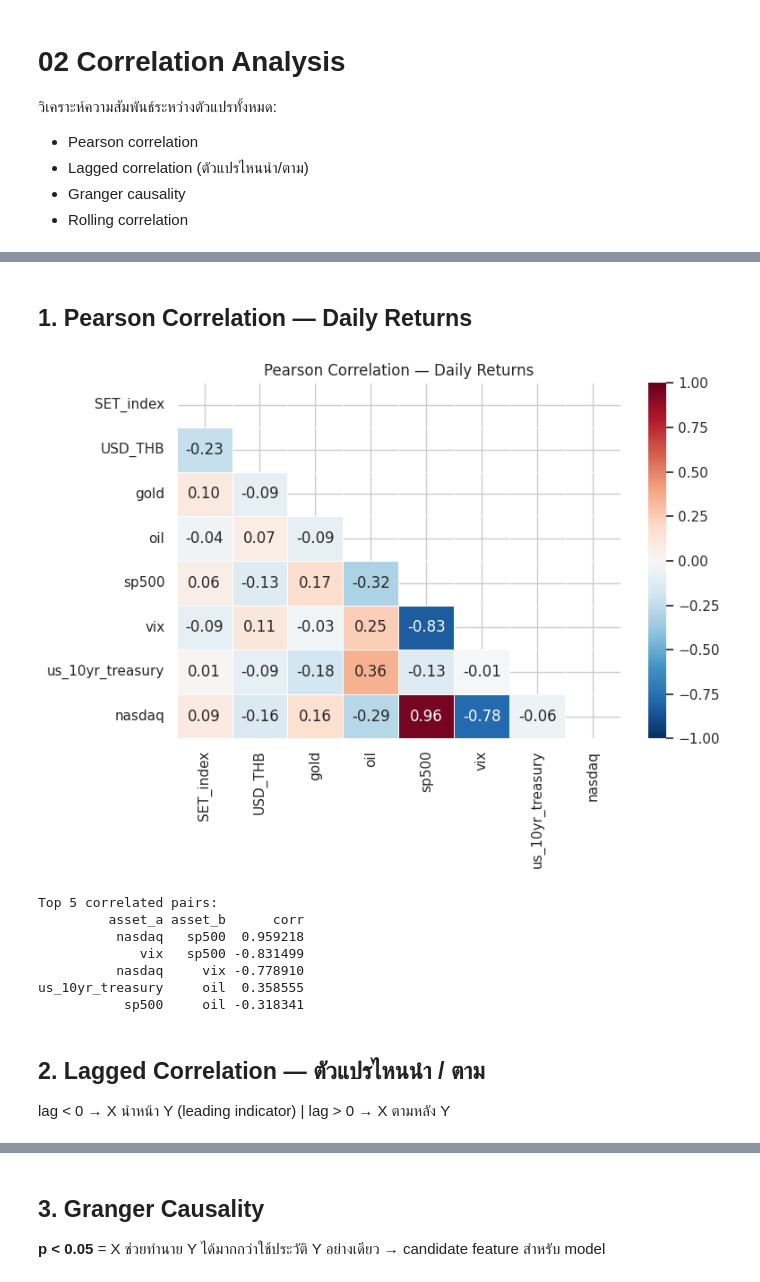
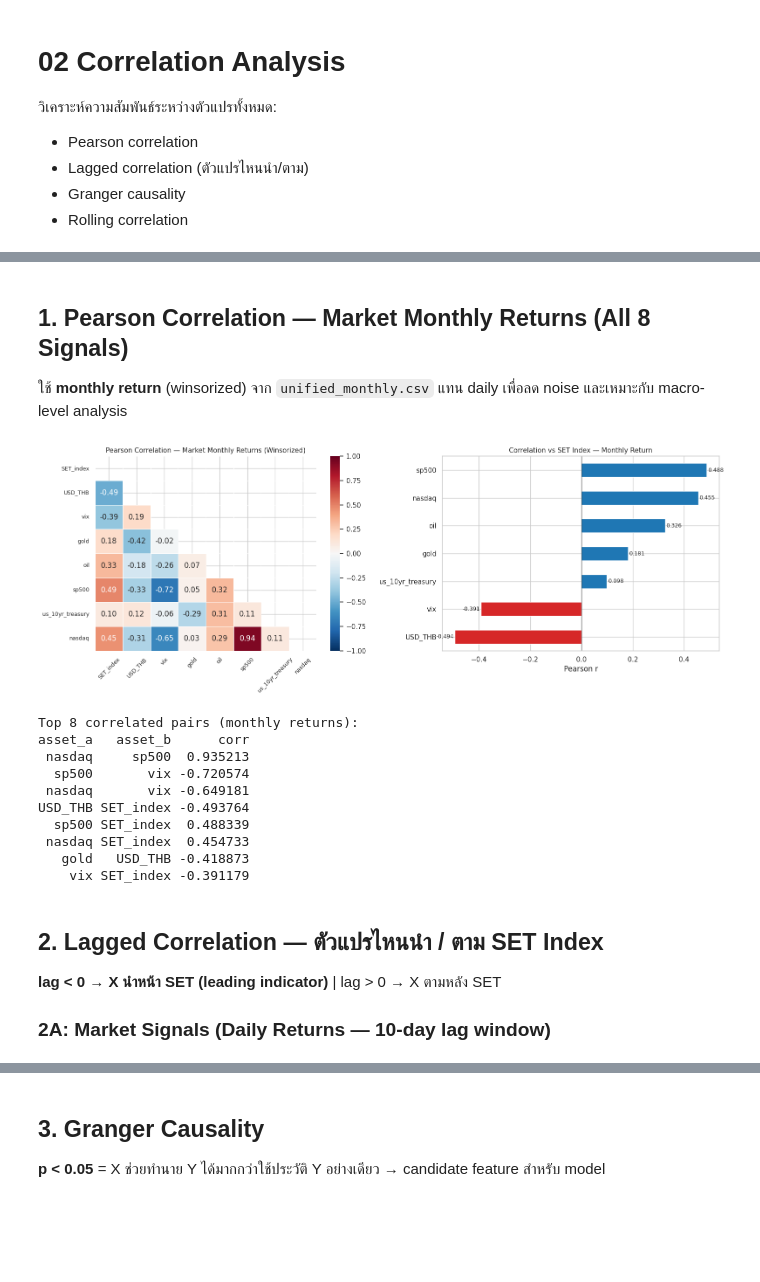
Before and after one commit to ppts2545/Reddit-Twitter-Sentiment-Market-Trend-Thailand, a Jupyter notebook: notebooks/data_overview/04_correlation_analysis.ipynb, the cells around one changed output, grey strips where cells are left out. Cells and saved outputs as stored; diff of their text form; code cells hidden in the pictures; blank space fills up the shorter version.

Commit message:
finish check correlation between data but not storng enogh and we need to check with stronger logic and mutiple regression

```diff
--- a/notebooks/data_overview/04_correlation_analysis.ipynb
+++ b/notebooks/data_overview/04_correlation_analysis.ipynb
@@ -178,37 +232,69 @@ print(fred_monthly.dropna(how='all').tail(3))
 # %% [markdown]
-## 1. Pearson Correlation — Daily Returns
+## 1. Pearson Correlation — Market Monthly Returns (All 8 Signals)
+
+ใช้ **monthly return** (winsorized) จาก `unified_monthly.csv` แทน daily เพื่อลด noise และเหมาะกับ macro-level analysis
 # %%
-corr = returns.corr()
-mask = np.triu(np.ones_like(corr, dtype=bool))
+corr_mkt = market_ret.corr()
+mask = np.triu(np.ones_like(corr_mkt, dtype=bool))
 
-plt.figure(figsize=(8, 6))
-sns.heatmap(corr, mask=mask, annot=True, fmt='.2f', cmap='RdBu_r',
-            center=0, linewidths=0.5, vmin=-1, vmax=1)
-plt.title('Pearson Correlation — Daily Returns')
+# Clean column labels (remove _ret_m suffix)
+labels = [c.replace('_ret_m', '') for c in corr_mkt.columns]
+
+fig, axes = plt.subplots(1, 2, figsize=(16, 6))
+
+# Left: heatmap
+sns.heatmap(corr_mkt, mask=mask, annot=True, fmt='.2f', cmap='RdBu_r',
+            center=0, linewidths=0.5, vmin=-1, vmax=1, ax=axes[0],
+            xticklabels=labels, yticklabels=labels)
+axes[0].set_title('Pearson Correlation — Market Monthly Returns (Winsorized)', fontsize=11)
+axes[0].tick_params(axis='x', rotation=45, labelsize=9)
+axes[0].tick_params(axis='y', rotation=0,  labelsize=9)
+
+# Right: correlation vs SET_index (bar chart)
+set_corr = corr_mkt['SET_index_ret_m'].drop('SET_index_ret_m').sort_values()
+colors = ['tab:red' if v < 0 else 'tab:blue' for v in set_corr]
+set_corr.index = [i.replace('_ret_m','') for i in set_corr.index]
+set_corr.plot(kind='barh', ax=axes[1], color=colors)
+axes[1].axvline(0, color='black', linewidth=0.8)
+axes[1].set_title('Correlation vs SET Index — Monthly Return', fontsize=11)
+axes[1].set_xlabel('Pearson r')
+for bar, val in zip(axes[1].patches, set_corr):
+    axes[1].text(val + (0.005 if val >= 0 else -0.005),
+                 bar.get_y() + bar.get_height()/2,
+                 f'{val:.3f}', va='center',
+                 ha='left' if val >= 0 else 'right', fontsize=9)
+
 plt.tight_layout()
 plt.show()
 
 pairs = (
-    corr.where(~mask).stack()
+    corr_mkt.where(~mask).stack()
     .reset_index()
     .rename(columns={'level_0': 'asset_a', 'level_1': 'asset_b', 0: 'corr'})
     .sort_values('corr', key=abs, ascending=False)
 )
-print('Top 5 correlated pairs:')
-print(pairs.head(5).to_string(index=False))
+pairs['asset_a'] = pairs['asset_a'].str.replace('_ret_m','')
+pairs['asset_b'] = pairs['asset_b'].str.replace('_ret_m','')
+print('Top 8 correlated pairs (monthly returns):')
+print(pairs.head(8).to_string(index=False))
 # %% [output]
-[figure, old version]
+[figure, new version]
-Top 5 correlated pairs:
-         asset_a asset_b      corr
-          nasdaq   sp500  0.959218
-             vix   sp500 -0.831499
-          nasdaq     vix -0.778910
-us_10yr_treasury     oil  0.358555
-           sp500     oil -0.318341
+Top 8 correlated pairs (monthly returns):
+asset_a   asset_b      corr
+ nasdaq     sp500  0.935213
+  sp500       vix -0.720574
+ nasdaq       vix -0.649181
+USD_THB SET_index -0.493764
+  sp500 SET_index  0.488339
+ nasdaq SET_index  0.454733
+   gold   USD_THB -0.418873
+    vix SET_index -0.391179
 # %% [markdown]
-## 2. Lagged Correlation — ตัวแปรไหนนำ / ตาม
+## 2. Lagged Correlation — ตัวแปรไหนนำ / ตาม SET Index
 
-lag < 0 → X นำหน้า Y (leading indicator) | lag > 0 → X ตามหลัง Y
+**lag < 0 → X นำหน้า SET (leading indicator)** | lag > 0 → X ตามหลัง SET
+
+### 2A: Market Signals (Daily Returns — 10-day lag window)
 # %%
 def lagged_corr(x, y, max_lag=10):
     lags = range(-max_lag, max_lag + 1)
```
Also changed, not shown: parts of 12 cells of this notebook.
